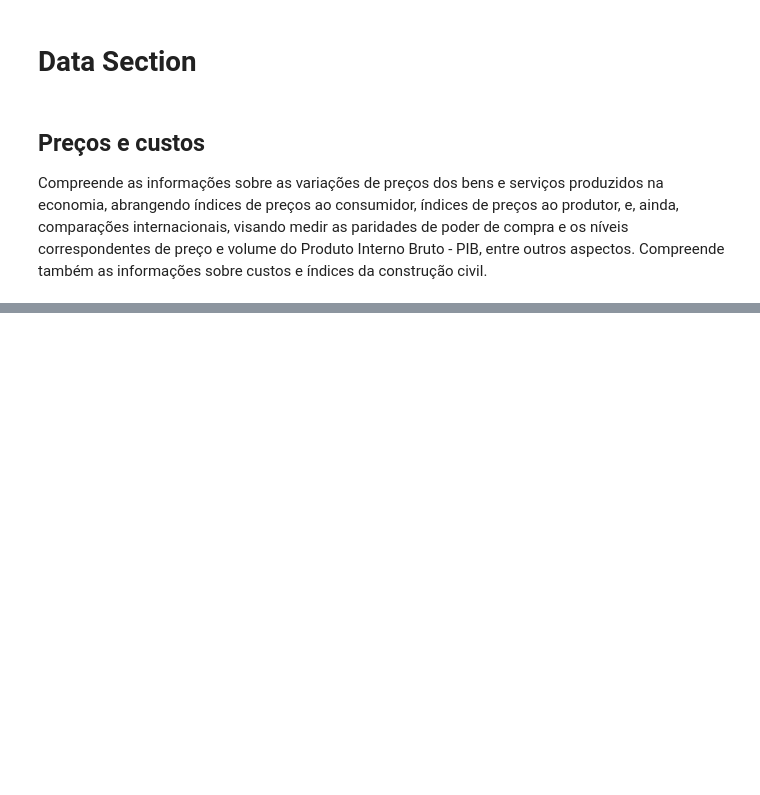
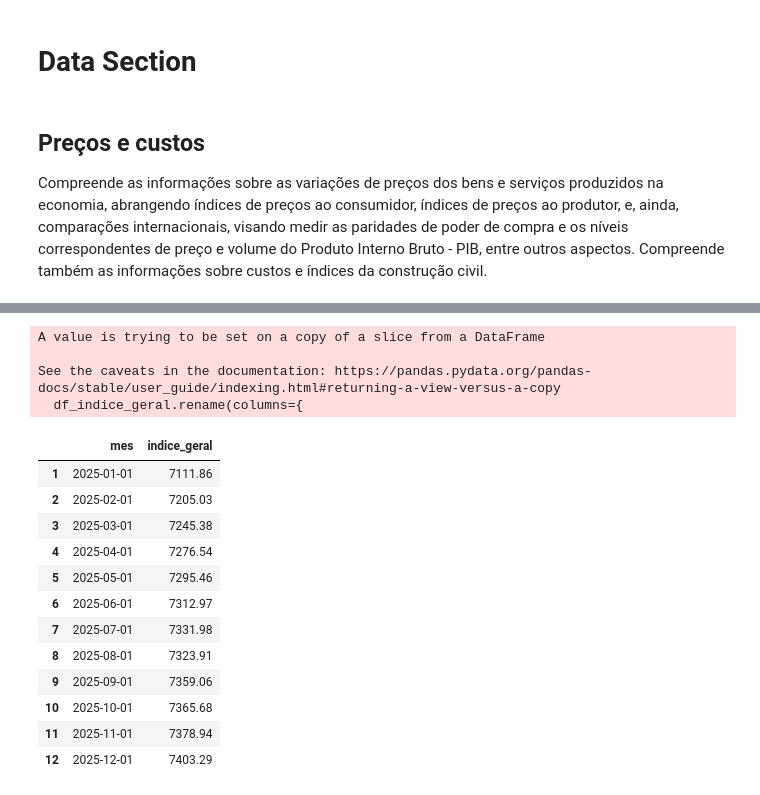
Before and after one commit to afukaya/Analise_Fundos_Investimentos, a Jupyter notebook: Indicadores _Economicos.ipynb, the cells around one changed output, grey strips where cells are left out. Cells and saved outputs as stored; diff of their text form; code cells hidden in the pictures; blank space fills up the shorter version.

```diff
--- a/Indicadores _Economicos.ipynb
+++ b/Indicadores _Economicos.ipynb
@@ -161,6 +106,47 @@ def get_sidra_data(table_id, params):
     except Exception as e:
          print(f"Ocorreu um erro inesperado: {e}")
     return None
+# %%
+# Recupera o número indice do IPCA dos últimos N meses
+def get_ipca_indice_geral(ultimos_meses=12):
+
+    """
+    Busca a variação mensal do IPCA (Índice Geral) para o Brasil na API do IBGE (SIDRA)
+    utilizando o formato JSON.
+
+    :param ultimos_meses: O número de últimos meses a serem buscados.
+    :return: Um DataFrame do Pandas com os dados ou None em caso de erro.
+    """
+    # Tabela 1737: IPCA - Variação mensal.
+    # Variável 2266: IPCA - Índice Geral.
+    # Nível Territorial N1/1: Brasil.
+    # Período: /p/last%20{ultimos_meses} -> Últimos N meses.
+
+        # Variação IPCA 12 messes
+
+    SIDRA_IPCA_PARAMS = {
+        'n1': '1',
+        'v' : '2266',
+        'p' : f'last {ultimos_meses}',
+        'd' : '2'
+    }
+
+    df = get_sidra_data(SIDRA_IPCA_TABLEID,SIDRA_IPCA_PARAMS)
+    df_indice_geral = df[['D3N','V']]
+
+    # Renomeia as colunas de interesse
+    df_indice_geral.rename(columns={
+        'D3N':'mes',
+        'V':'indice_geral'
+    }, inplace=True)
+
+    df_indice_geral = df_indice_geral.iloc[1:]
+
+    # Converte a coluna de variação para tipo numérico
+    df_indice_geral['indice_geral'] = pd.to_numeric(df_indice_geral['indice_geral'], errors='coerce')
+    converte_para_data(df_indice_geral,'mes')
+
+    return df_indice_geral
 # %%
 
 #Recupera o IPCA variação mensal dos últimos N meses
@@ -326,0 +255,21 @@ Variação mensal do IPCA (Brasil) - Últimos 12 meses (via JSON):
+# %%
+df_ipca = get_ipca_indice_geral(12)
+df_ipca
+# %% [output]
+A value is trying to be set on a copy of a slice from a DataFrame
+
+See the caveats in the documentation: https://pandas.pydata.org/pandas-docs/stable/user_guide/indexing.html#returning-a-view-versus-a-copy
+  df_indice_geral.rename(columns={
+|  | mes | indice_geral |
+| 1 | 2025-01-01 | 7111.86 |
+| 2 | 2025-02-01 | 7205.03 |
+| 3 | 2025-03-01 | 7245.38 |
+| 4 | 2025-04-01 | 7276.54 |
+| 5 | 2025-05-01 | 7295.46 |
+| 6 | 2025-06-01 | 7312.97 |
+| 7 | 2025-07-01 | 7331.98 |
+| 8 | 2025-08-01 | 7323.91 |
+| 9 | 2025-09-01 | 7359.06 |
+| 10 | 2025-10-01 | 7365.68 |
+| 11 | 2025-11-01 | 7378.94 |
+| 12 | 2025-12-01 | 7403.29 |
```
Also changed, not shown: parts of 17 cells of this notebook, 2 other files.
